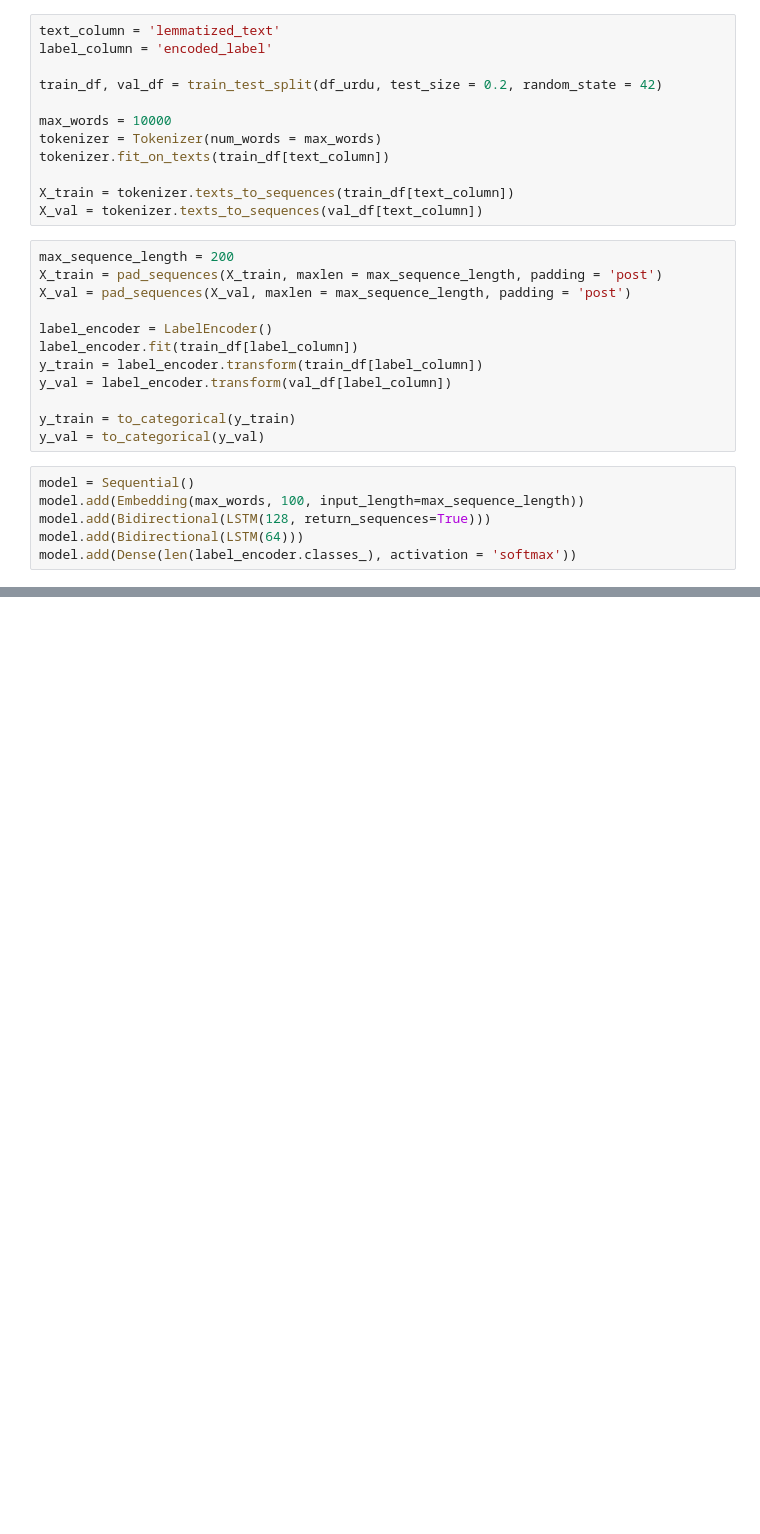
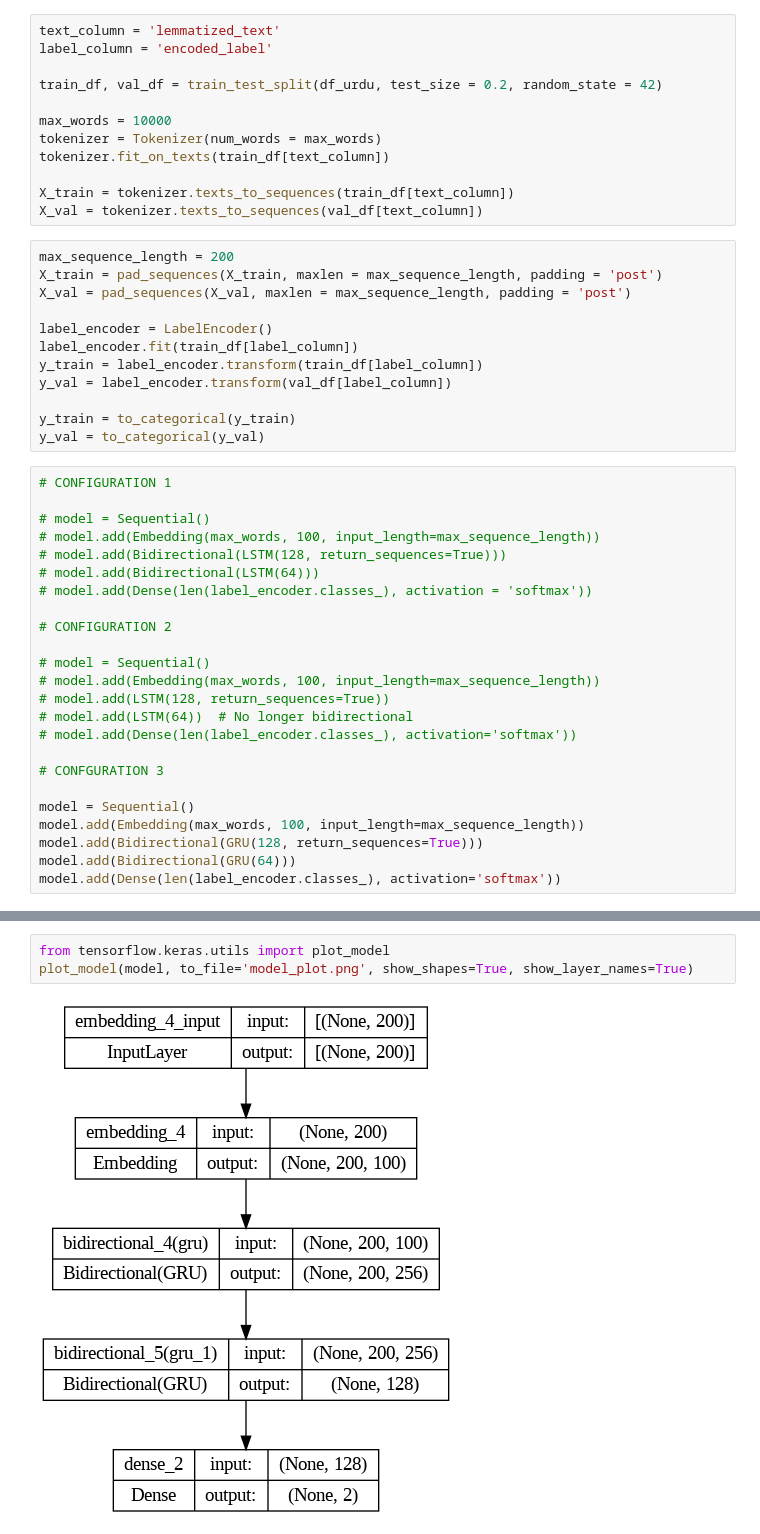
Before and after one commit to Musa-Ali-Kazmi/Urdu-Text-Sentiment-Analysis, a Jupyter notebook: Urdu_Text_Sentiment_Analysis.ipynb, the cells around one changed output, grey strips where cells are left out. Cells and saved outputs as stored; diff of their text form; blank space fills up the shorter version.

Commit message:
Model analysis

```diff
--- a/Urdu_Text_Sentiment_Analysis.ipynb
+++ b/Urdu_Text_Sentiment_Analysis.ipynb
@@ -387,11 +387,29 @@ y_val = label_encoder.transform(val_df[label_column])
 y_train = to_categorical(y_train)
 y_val = to_categorical(y_val)
 # %%
+# CONFIGURATION 1
+
+# model = Sequential()
+# model.add(Embedding(max_words, 100, input_length=max_sequence_length))
+# model.add(Bidirectional(LSTM(128, return_sequences=True)))
+# model.add(Bidirectional(LSTM(64)))
+# model.add(Dense(len(label_encoder.classes_), activation = 'softmax'))
+
+# CONFIGURATION 2
+
+# model = Sequential()
+# model.add(Embedding(max_words, 100, input_length=max_sequence_length))
+# model.add(LSTM(128, return_sequences=True))
+# model.add(LSTM(64))  # No longer bidirectional
+# model.add(Dense(len(label_encoder.classes_), activation='softmax'))
+
+# CONFGURATION 3
+
 model = Sequential()
 model.add(Embedding(max_words, 100, input_length=max_sequence_length))
-model.add(Bidirectional(LSTM(128, return_sequences=True)))
-model.add(Bidirectional(LSTM(64)))
-model.add(Dense(len(label_encoder.classes_), activation = 'softmax'))
+model.add(Bidirectional(GRU(128, return_sequences=True)))
+model.add(Bidirectional(GRU(64)))
+model.add(Dense(len(label_encoder.classes_), activation='softmax'))
 # %%
 model.compile(optimizer='adam', loss='categorical_crossentropy', metrics=['accuracy'])
 model.summary()
@@ -416,5 +434,10 @@ Trainable params: 1399106 (5.34 MB)
 Non-trainable params: 0 (0.00 Byte)
 _________________________________________________________________
+# %%
+from tensorflow.keras.utils import plot_model
+plot_model(model, to_file='model_plot.png', show_shapes=True, show_layer_names=True)
+# %% [output]
+[figure, added]
 # %%
 batch_size = 64
 epochs = 10
```
Also changed, not shown: parts of 5 cells of this notebook.
